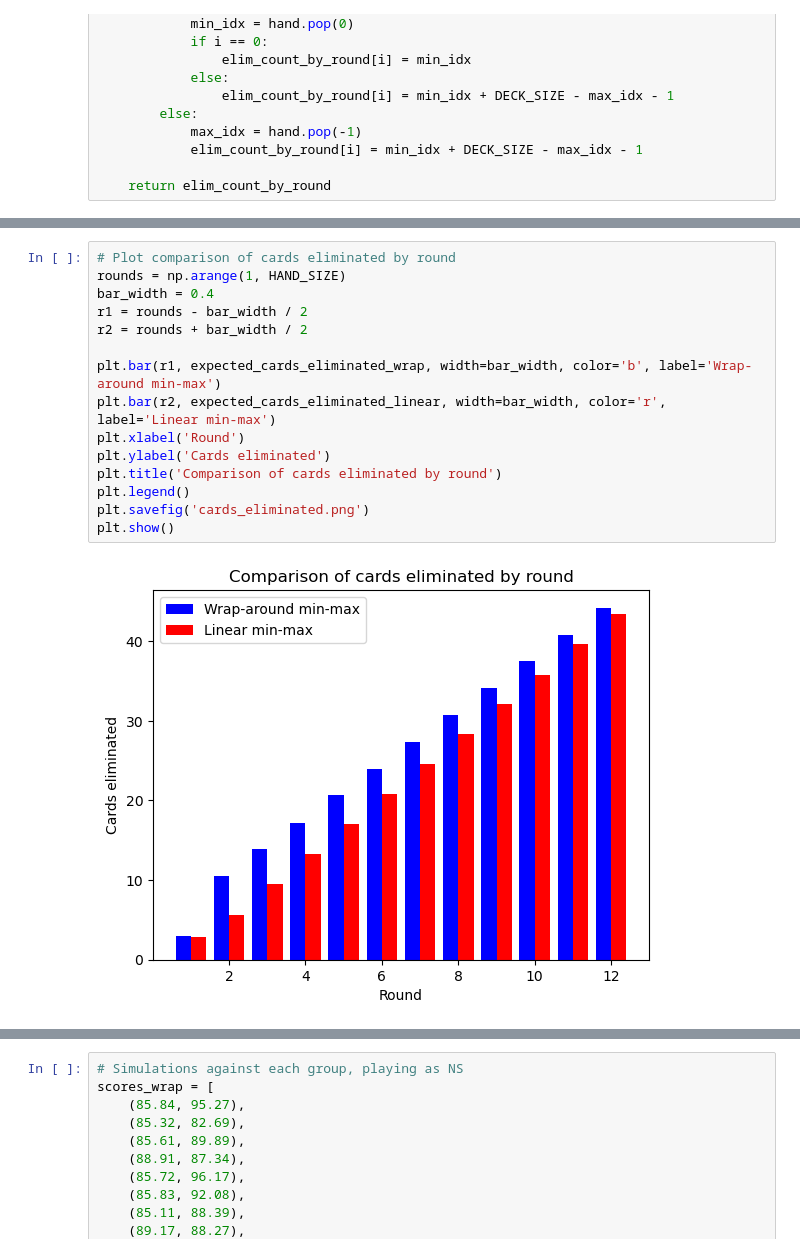
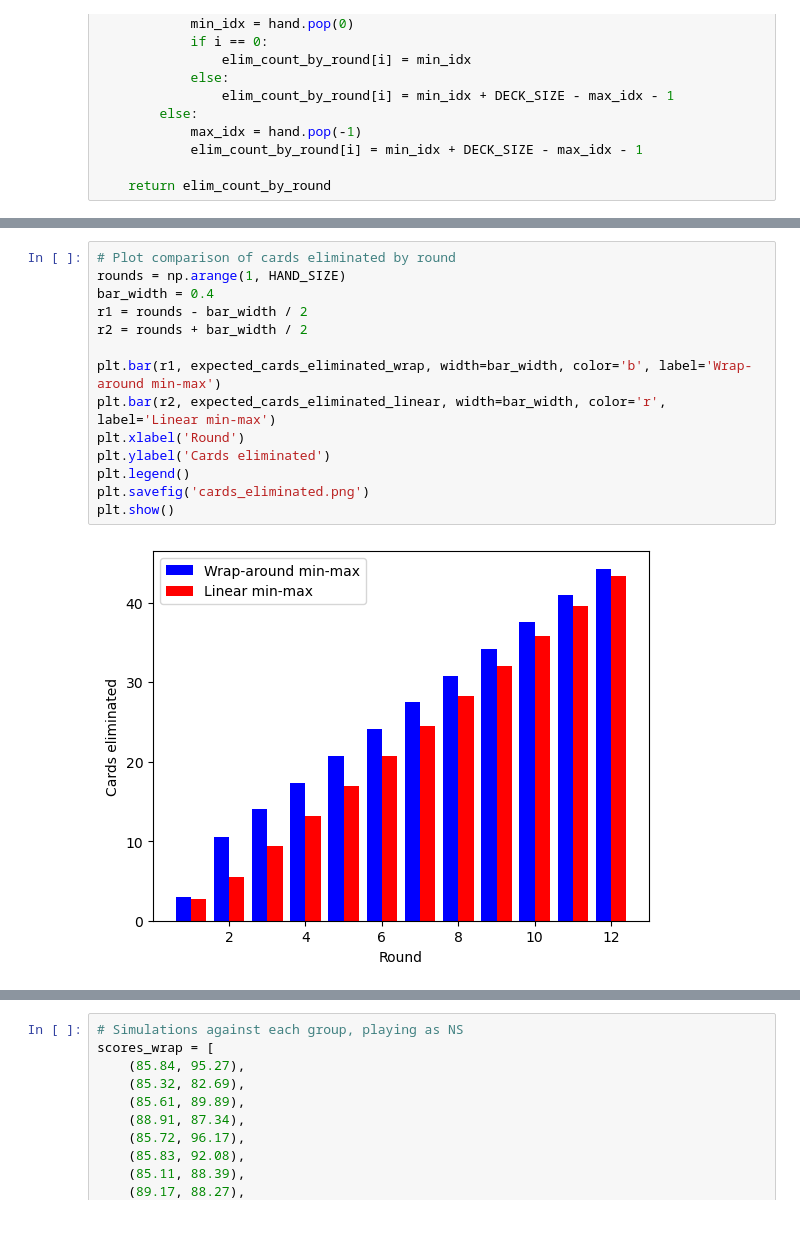
Before and after one commit to ArmanOzcan18/Guess-My-Hand, a Jupyter notebook: teams/wrap_analysis.ipynb, the cells around one changed output, grey strips where cells are left out. Saved outputs shown, nothing was run; the diff lists cells and outputs as text; blank space fills up the shorter version.

Commit message:
Updated charts

```diff
--- a/teams/wrap_analysis.ipynb
+++ b/teams/wrap_analysis.ipynb
@@ -138,20 +138,19 @@ Difference: [0.1848 4.8765 4.4262 3.9961 3.5979 3.1418 2.7279 2.3306 1.9933 1.65
 # %%
 # Plot comparison of cards eliminated by round
 rounds = np.arange(1, HAND_SIZE)
 bar_width = 0.4
 r1 = rounds - bar_width / 2
 r2 = rounds + bar_width / 2
 
 plt.bar(r1, expected_cards_eliminated_wrap, width=bar_width, color='b', label='Wrap-around min-max')
 plt.bar(r2, expected_cards_eliminated_linear, width=bar_width, color='r', label='Linear min-max')
 plt.xlabel('Round')
 plt.ylabel('Cards eliminated')
-plt.title('Comparison of cards eliminated by round')
 plt.legend()
 plt.savefig('cards_eliminated.png')
 plt.show()
 # %% [output]
-[figure, old version]
+[figure, new version]
 # %%
 # Plot difference in cards eliminated by round
 plt.bar(rounds, difference, color='g')
```
Also changed, not shown: parts of 4 cells of this notebook, 5 other files.
